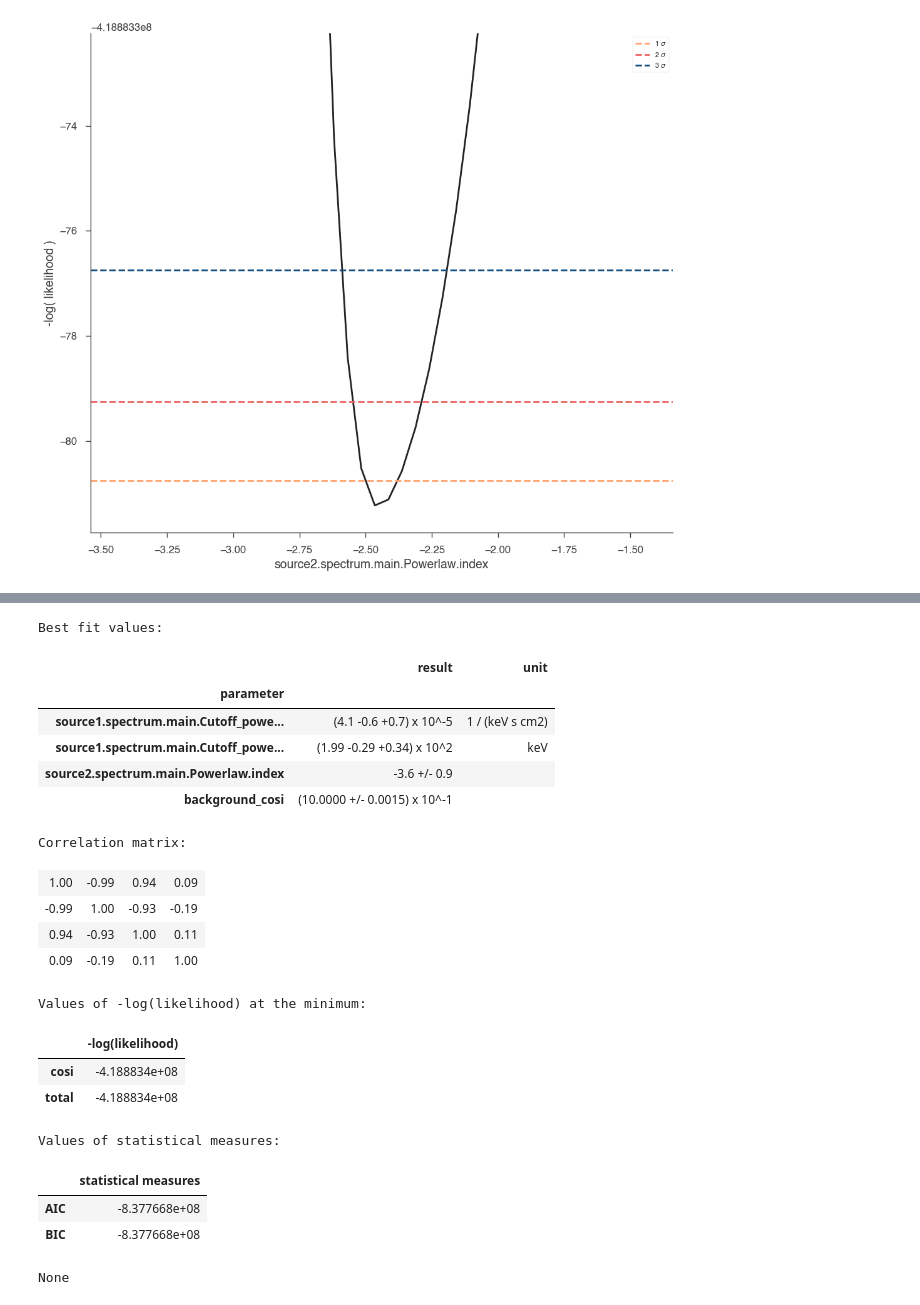
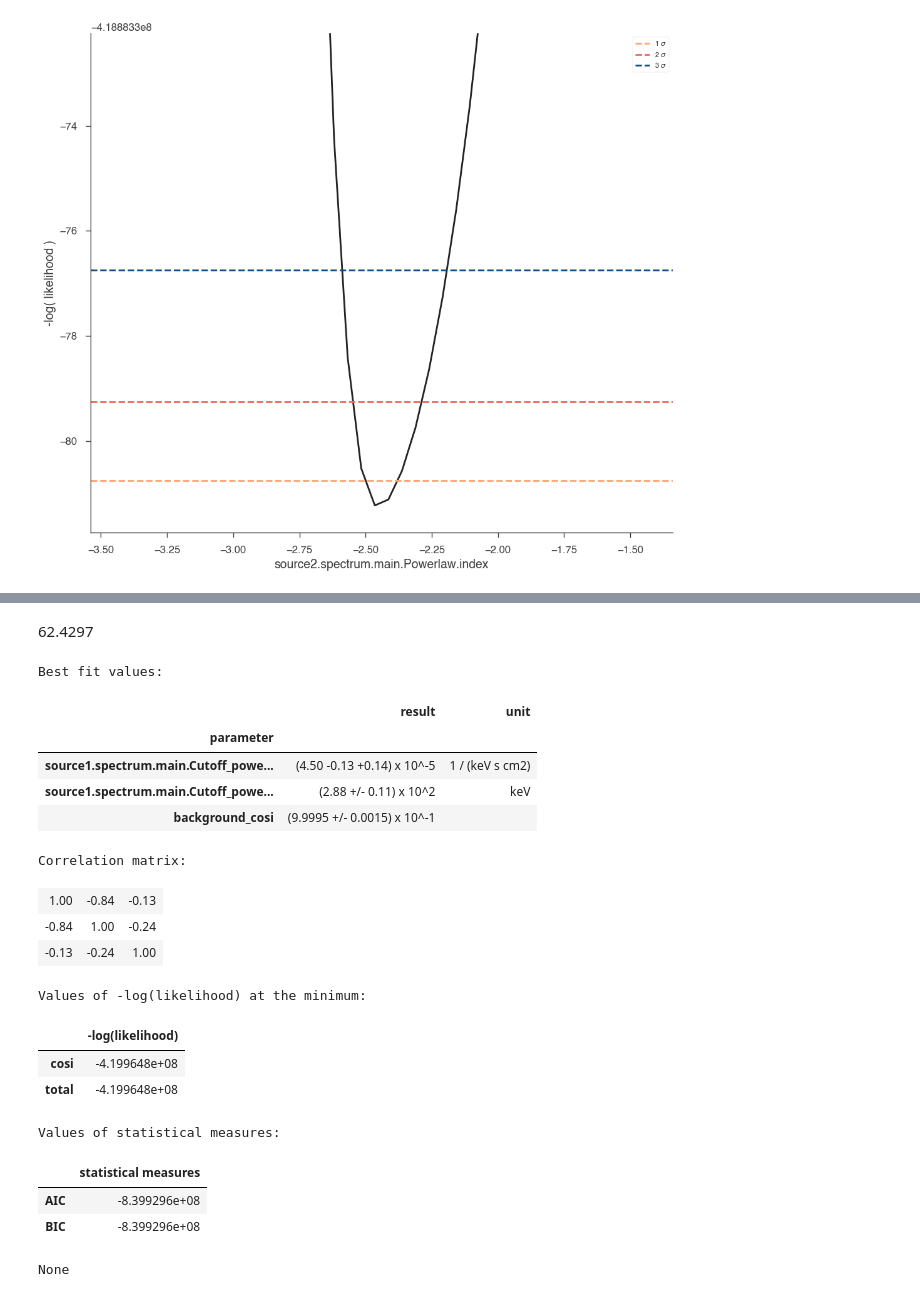
Before and after one commit to parshadkp/cosipy, a Jupyter notebook: docs/tutorials/spectral_fits/continuum_fit/AGN/AGN_Corona_Paper_Plots.ipynb, the cells around one changed output, grey strips where cells are left out. Saved outputs shown, nothing was run; the diff lists cells and outputs as text; code cells hidden in the pictures.

```diff
--- a/docs/tutorials/spectral_fits/continuum_fit/AGN/AGN_Corona_Paper_Plots.ipynb
+++ b/docs/tutorials/spectral_fits/continuum_fit/AGN/AGN_Corona_Paper_Plots.ipynb
@@ -498,9 +586,12 @@ NGC4151_ec200_bkg = Histogram.open(data_path/"AGN_Data/GammaRay/Paper_Models/NGC
 # %%
-NGC4151_ec1000 = Histogram.open(data_path/"AGN_Data/GammaRay/Paper_Models/NGC_4151_ec1000_DC3_COSI_cpl_pl.hdf5")*multiplier_4151
-NGC4151_ec1000_bkg = Histogram.open(data_path/"AGN_Data/GammaRay/Paper_Models/NGC_4151_ec1000_DC4_COSI_cpl_pl_TimeCutBkg.hdf5")*multiplier_4151
+# NGC4151_ec1000 = Histogram.open(data_path/"AGN_Data/GammaRay/Paper_Models/NGC_4151_ec1000_DC3_COSI_cpl_pl.hdf5")*multiplier_4151
+# NGC4151_ec1000_bkg = Histogram.open(data_path/"AGN_Data/GammaRay/Paper_Models/NGC_4151_ec1000_DC4_COSI_cpl_pl_TimeCutBkg.hdf5")*multiplier_4151
 
 # NGC4151_ec1000 = Histogram.open(data_path/"AGN_Data/GammaRay/Paper_Models/NGC_4151_ec1000_DC3_COSI_cpl.hdf5")*multiplier_4151
 # NGC4151_ec1000_bkg = Histogram.open(data_path/"AGN_Data/GammaRay/Paper_Models/NGC_4151_ec1000_DC4_COSI_cpl_TimeCutBkg.hdf5")*multiplier_4151
+
+NGC4151_ec1000 = Histogram.open(data_path/"AGN_Data/GammaRay/Paper_Models/NGC_4151_ec1000_DC3_COSI_cpl_pl_faint.hdf5")*multiplier_4151
+NGC4151_ec1000_bkg = Histogram.open(data_path/"AGN_Data/GammaRay/Paper_Models/NGC_4151_ec1000_DC4_COSI_cpl_pl_faint_TimeCutBkg.hdf5")*multiplier_4151
 # %%
 FONT_SIZE=30
 plt.rcParams['agg.path.chunksize'] = 10000
@@ -930,7 +1150,7 @@ b=75.06
 # Give it some harsher initial guesses
 K = 1e-5 / u.cm / u.cm / u.s / u.keV
 piv = 200. * u.keV
-index = -4
+index = -3.8
 
 spectrum = Powerlaw()
 
@@ -951,16 +1171,7 @@ spectrum.index.max_value = 5
 spectrum.K.unit = K.unit
 spectrum.piv.unit = piv.unit
 
-source2 = PointSource("source2",                     # Name of source (arbitrary, but needs to be unique)
+source3 = PointSource("source3",                     # Name of source (arbitrary, but needs to be unique)
                      l = l,                        # Longitude (deg)
                      b = b,                        # Latitude (deg)
                      spectral_shape = spectrum)    # Spectral model
-
-# model = Model(source2)  # Model with single source. If we had multiple sources, we would do Model(source1, source2, ...)
-model = Model(source1, source2)  # Model with single source. If we had multiple sources, we would do Model(source1, source2, ...)
-model_ec1000 = Model(source1, source2)  # Model with single source. If we had multiple sources, we would do Model(source1, source2, ...)
-
-# # Optional: if you want to call get_log_like manually, then you also need to set the model manually
-# # 3ML does this internally during the fit though
-cosi.set_model(model)
-cosi_ec1000.set_model(model_ec1000)
@@ -1148,5 +1455,7 @@ Values of statistical measures:
 Adding 1e-12 to each bin of the expectation to avoid log-likelihood = -inf.
 ... (9 outputs left out)
+# %% [markdown]
+62.4297
 # %%
 results = like.results
 results_ec1000 = like_ec1000.results
@@ -1160,73 +1469,71 @@ parameters_source1 = {
     if par.free
 }
 
-parameters_source2 = {
+parameters_source3 = {
     par.name: results.get_variates(par.path)
-    for par in results.optimized_model["source2"].parameters.values()
+    for par in results.optimized_model["source3"].parameters.values()
     if par.free
 }
 
 # Collect parameters from BOTH sources
-parameters_source1_ec1000 = {
+parameters_source2_ec1000 = {
     par.name: results_ec1000.get_variates(par.path)
-    for par in results_ec1000.optimized_model["source1"].parameters.values()
+    for par in results_ec1000.optimized_model["source2"].parameters.values()
     if par.free
 }
 
-parameters_source2_ec1000 = {
+parameters_source4_ec1000 = {
     par.name: results_ec1000.get_variates(par.path)
-    for par in results_ec1000.optimized_model["source2"].parameters.values()
+    for par in results_ec1000.optimized_model["source4"].parameters.values()
     if par.free
 }
 
 # Propagate errors for each source separately
 results_err_source1 = results.propagate(
     results.optimized_model["source1"].spectrum.main.shape.evaluate_at,
     **parameters_source1
 )
 
-results_err_source2 = results.propagate(
-    results.optimized_model["source2"].spectrum.main.shape.evaluate_at,
-    **parameters_source2
+results_err_source3 = results.propagate(
+    results.optimized_model["source3"].spectrum.main.shape.evaluate_at,
+    **parameters_source3
 )
 
 # Propagate errors for each source separately
-results_err_source1_ec1000 = results_ec1000.propagate(
-    results_ec1000.optimized_model["source1"].spectrum.main.shape.evaluate_at,
-    **parameters_source1_ec1000
-)
-
 results_err_source2_ec1000 = results_ec1000.propagate(
     results_ec1000.optimized_model["source2"].spectrum.main.shape.evaluate_at,
     **parameters_source2_ec1000
+)
+
+results_err_source4_ec1000 = results_ec1000.propagate(
+    results_ec1000.optimized_model["source4"].spectrum.main.shape.evaluate_at,
+    **parameters_source4_ec1000
 )
 
 # Print both sources
 # print("\n=== Source 1 (Cutoff Power Law) ===")
 # print(results.optimized_model["source1"])
 # print("\n=== Source 2 (Power Law) ===")
 # print(results.optimized_model["source2"])
 # %% [output]
 Best fit values:
 |  | result | unit |
 | parameter |  |  |
-| source1.spectrum.main.Cutoff_powe... | (4.1 -0.6 +0.7) x 10^-5 | 1 / (keV s cm2) |
-| source1.spectrum.main.Cutoff_powe... | (1.99 -0.29 +0.34) x 10^2 | keV |
-| source2.spectrum.main.Powerlaw.index | -3.6 +/- 0.9 |  |
-| background_cosi | (10.0000 +/- 0.0015) x 10^-1 |  |
+| source1.spectrum.main.Cutoff_powe... | (4.50 -0.13 +0.14) x 10^-5 | 1 / (keV s cm2) |
+| source1.spectrum.main.Cutoff_powe... | (2.88 +/- 0.11) x 10^2 | keV |
+| background_cosi | (9.9995 +/- 0.0015) x 10^-1 |  |
 Correlation matrix:
-| 1.00 | -0.99 | 0.94 | 0.09 |
-| -0.99 | 1.00 | -0.93 | -0.19 |
-| 0.94 | -0.93 | 1.00 | 0.11 |
-| 0.09 | -0.19 | 0.11 | 1.00 |
+| 1.00 | -0.84 | -0.13 |
+| -0.84 | 1.00 | -0.24 |
+| -0.13 | -0.24 | 1.00 |
 Values of -log(likelihood) at the minimum:
 |  | -log(likelihood) |
-| cosi | -4.188834e+08 |
-| total | -4.188834e+08 |
+| cosi | -4.199648e+08 |
+| total | -4.199648e+08 |
 Values of statistical measures:
 |  | statistical measures |
-| AIC | -8.377668e+08 |
-| BIC | -8.377668e+08 |
+| AIC | -8.399296e+08 |
+| BIC | -8.399296e+08 |
 None
 # %%
 energy = np.geomspace(200*u.keV,5*u.MeV).to_value(u.keV)
```
Also changed, not shown: parts of 39 cells of this notebook, 1 other file.
